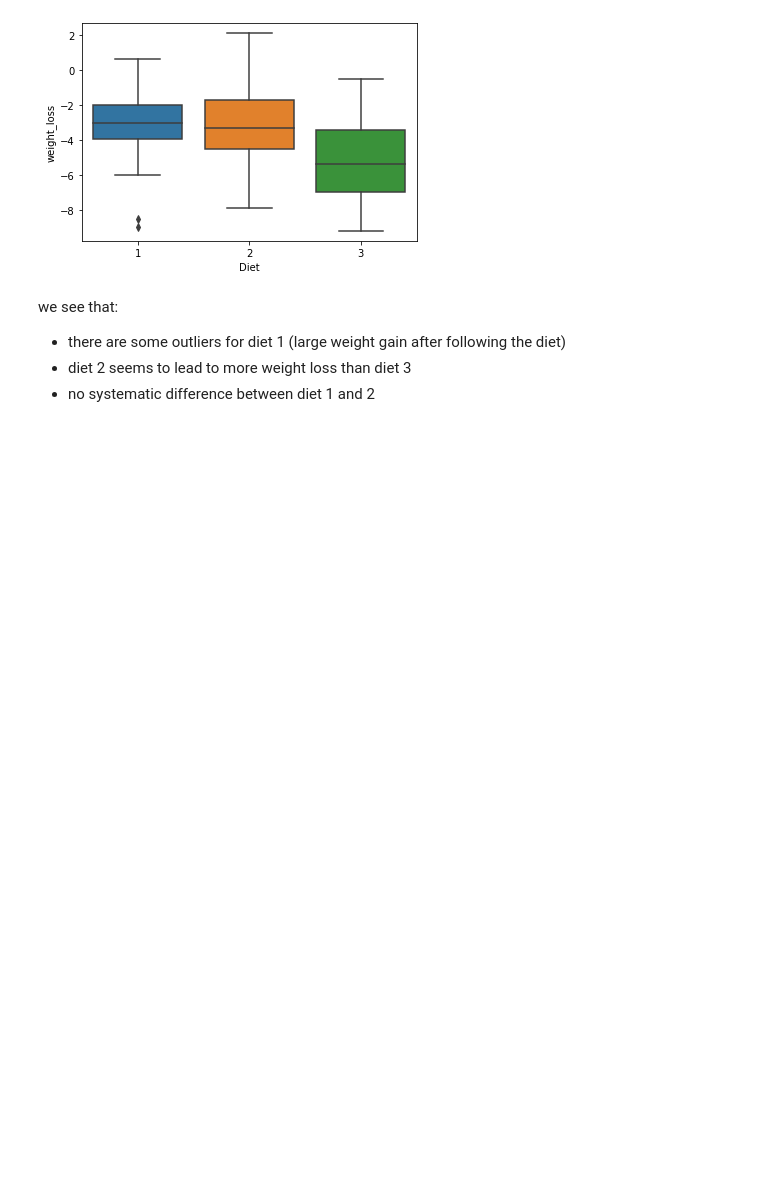
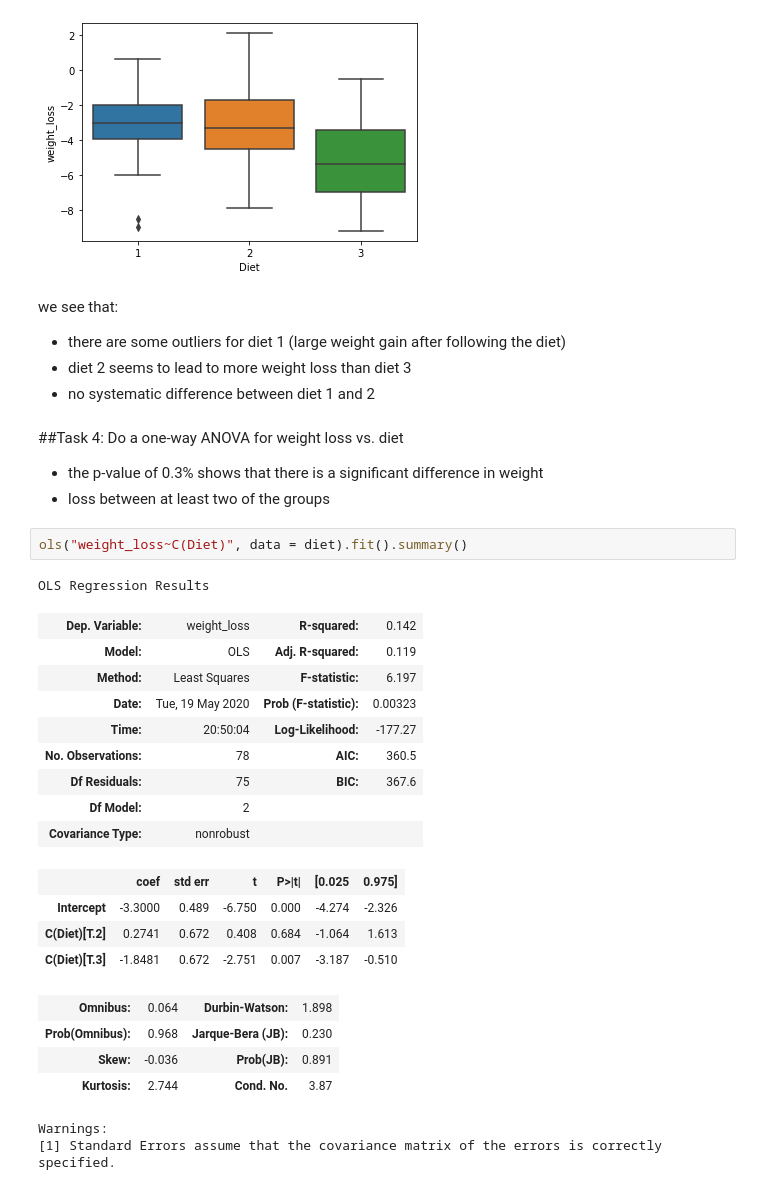
Before and after one commit to KayKozaronek/03_Courses, a Jupyter notebook: ANOVA.ipynb, the cells around one changed output. Drawn from its saved outputs; the diff is of its cells as text; blank space fills up the shorter version.

```diff
--- a/ANOVA.ipynb
+++ b/ANOVA.ipynb
@@ -623,3 +622,32 @@ we see that:
 - there are some outliers for diet 1 (large weight gain after following the diet)
 - diet 2 seems to lead to more weight loss than diet 3
 - no systematic difference between diet 1 and 2
+# %% [markdown]
+##Task 4:
+Do a one-way ANOVA for weight loss vs. diet
+
+- the p-value of 0.3% shows that there is a significant difference in weight
+- loss between at least two of the groups
+# %%
+ols("weight_loss~C(Diet)", data = diet).fit().summary()
+# %% [output]
+OLS Regression Results
+| Dep. Variable: | weight_loss | R-squared: | 0.142 |
+| Model: | OLS | Adj. R-squared: | 0.119 |
+| Method: | Least Squares | F-statistic: | 6.197 |
+| Date: | Tue, 19 May 2020 | Prob (F-statistic): | 0.00323 |
+| Time: | 20:50:04 | Log-Likelihood: | -177.27 |
+| No. Observations: | 78 | AIC: | 360.5 |
+| Df Residuals: | 75 | BIC: | 367.6 |
+| Df Model: | 2 |  |  |
+| Covariance Type: | nonrobust |  |  |
+|  | coef | std err | t | P>|t| | [0.025 | 0.975] |
+| Intercept | -3.3000 | 0.489 | -6.750 | 0.000 | -4.274 | -2.326 |
+| C(Diet)[T.2] | 0.2741 | 0.672 | 0.408 | 0.684 | -1.064 | 1.613 |
+| C(Diet)[T.3] | -1.8481 | 0.672 | -2.751 | 0.007 | -3.187 | -0.510 |
+| Omnibus: | 0.064 | Durbin-Watson: | 1.898 |
+| Prob(Omnibus): | 0.968 | Jarque-Bera (JB): | 0.230 |
+| Skew: | -0.036 | Prob(JB): | 0.891 |
+| Kurtosis: | 2.744 | Cond. No. | 3.87 |
+Warnings:
+[1] Standard Errors assume that the covariance matrix of the errors is correctly specified.
```
Also changed, not shown: parts of 19 cells of this notebook.
